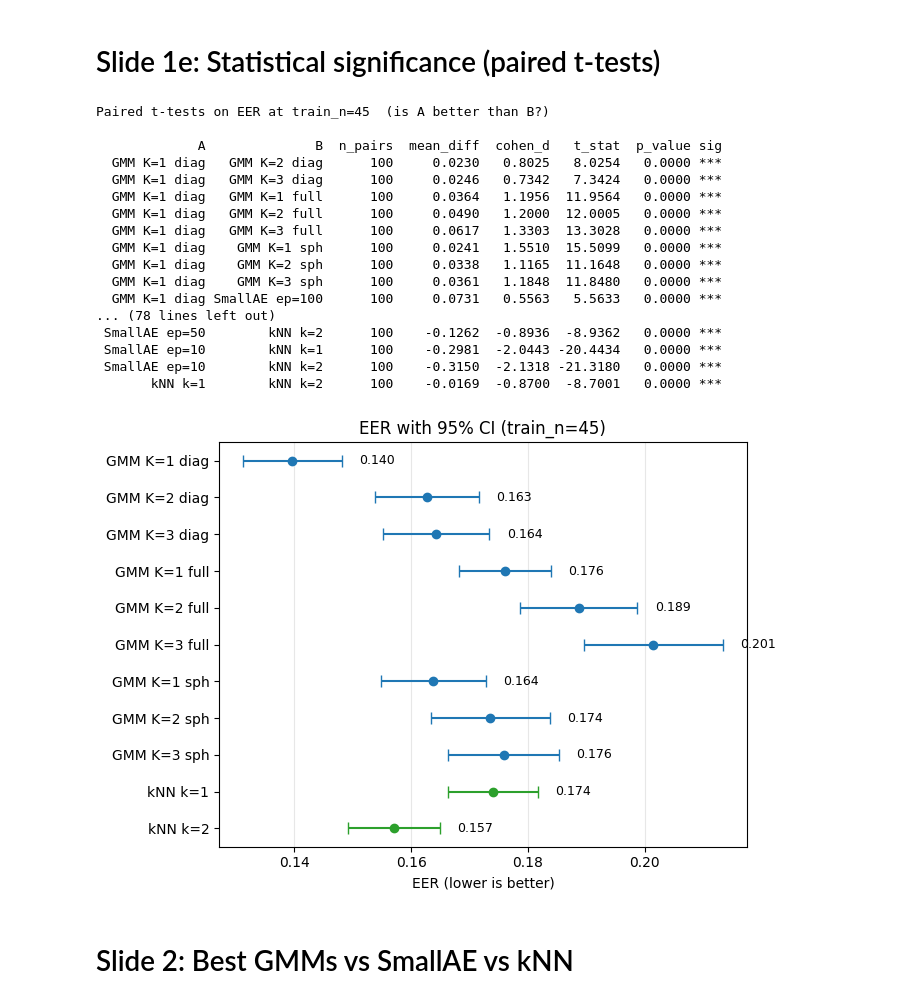
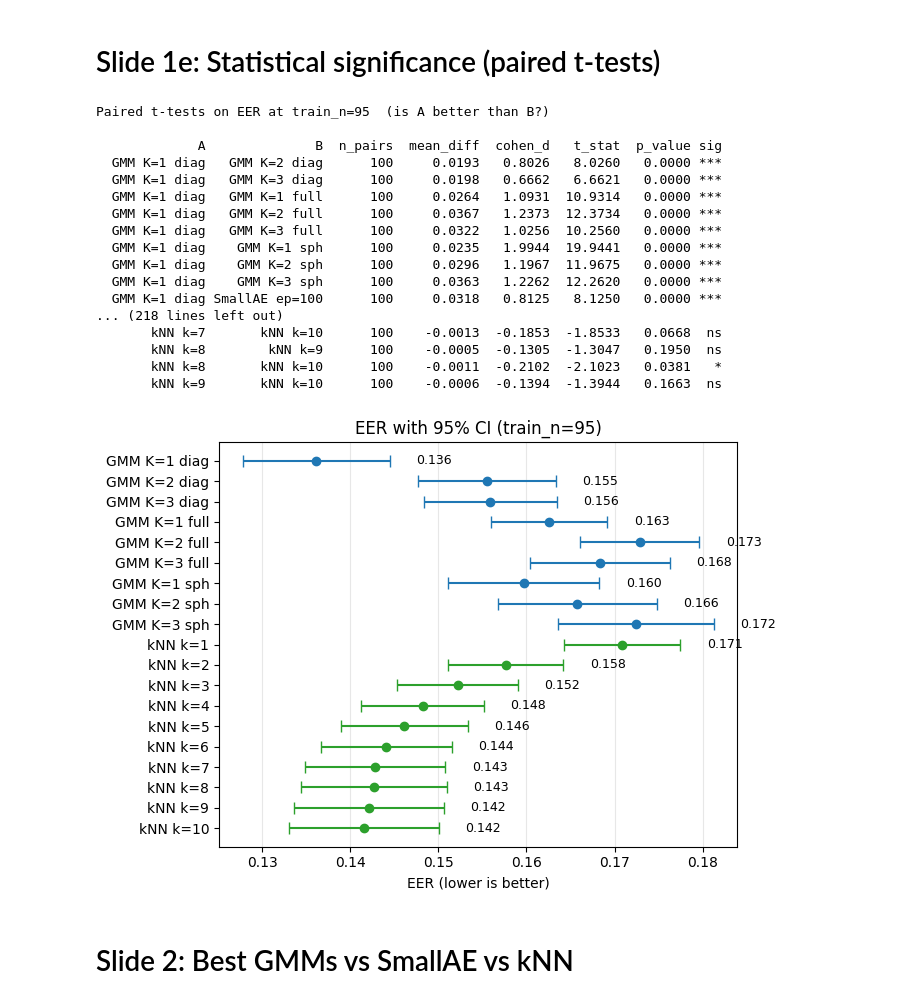
Before and after one commit to albertobasaglia/tinygmm-thesis, a Jupyter notebook: src/compare/plots.ipynb, the cells around one changed output. Cells and saved outputs as stored; diff of their text form; code cells hidden in the pictures.

```diff
--- a/src/compare/plots.ipynb
+++ b/src/compare/plots.ipynb
@@ -92,7 +92,7 @@ plt.show()
 import numpy as np
 from scipy import stats
 
-TRAIN_N = 45
+TRAIN_N = 95
 sub = df[df["p_train_n"] == TRAIN_N]
 idx = ["p_trial", "p_target_class"]
 
@@ -124,8 +124,16 @@ configs = {
     "SmallAE ep=100": {"p_adapter": "SmallAEAdapter", "p_latent_dim": 4, "p_epochs": 100},
     "SmallAE ep=50":  {"p_adapter": "SmallAEAdapter", "p_latent_dim": 4, "p_epochs": 50},
     "SmallAE ep=10":  {"p_adapter": "SmallAEAdapter", "p_latent_dim": 4, "p_epochs": 10},
-    "kNN k=1": {"p_adapter": "KNNAdapter", "p_k": 1},
-    "kNN k=2": {"p_adapter": "KNNAdapter", "p_k": 2},
+    "kNN k=1":  {"p_adapter": "KNNAdapter", "p_k": 1},
+    "kNN k=2":  {"p_adapter": "KNNAdapter", "p_k": 2},
+    "kNN k=3":  {"p_adapter": "KNNAdapter", "p_k": 3},
+    "kNN k=4":  {"p_adapter": "KNNAdapter", "p_k": 4},
+    "kNN k=5":  {"p_adapter": "KNNAdapter", "p_k": 5},
+    "kNN k=6":  {"p_adapter": "KNNAdapter", "p_k": 6},
+    "kNN k=7":  {"p_adapter": "KNNAdapter", "p_k": 7},
+    "kNN k=8":  {"p_adapter": "KNNAdapter", "p_k": 8},
+    "kNN k=9":  {"p_adapter": "KNNAdapter", "p_k": 9},
+    "kNN k=10": {"p_adapter": "KNNAdapter", "p_k": 10},
 }
 
 # All pairwise comparisons
@@ -151,23 +159,23 @@ else:
     print(f"No matching config pairs found in data at train_n={TRAIN_N}."
           " Re-run the sweep with the configs above.")
 # %% [output]
-Paired t-tests on EER at train_n=45  (is A better than B?)
+Paired t-tests on EER at train_n=95  (is A better than B?)
 
              A              B  n_pairs  mean_diff  cohen_d   t_stat  p_value sig
-  GMM K=1 diag   GMM K=2 diag      100     0.0230   0.8025   8.0254   0.0000 ***
-  GMM K=1 diag   GMM K=3 diag      100     0.0246   0.7342   7.3424   0.0000 ***
-  GMM K=1 diag   GMM K=1 full      100     0.0364   1.1956  11.9564   0.0000 ***
-  GMM K=1 diag   GMM K=2 full      100     0.0490   1.2000  12.0005   0.0000 ***
-  GMM K=1 diag   GMM K=3 full      100     0.0617   1.3303  13.3028   0.0000 ***
-  GMM K=1 diag    GMM K=1 sph      100     0.0241   1.5510  15.5099   0.0000 ***
-  GMM K=1 diag    GMM K=2 sph      100     0.0338   1.1165  11.1648   0.0000 ***
-  GMM K=1 diag    GMM K=3 sph      100     0.0361   1.1848  11.8480   0.0000 ***
-  GMM K=1 diag SmallAE ep=100      100     0.0731   0.5563   5.5633   0.0000 ***
-... (78 lines left out)
- SmallAE ep=50        kNN k=2      100    -0.1262  -0.8936  -8.9362   0.0000 ***
- SmallAE ep=10        kNN k=1      100    -0.2981  -2.0443 -20.4434   0.0000 ***
- SmallAE ep=10        kNN k=2      100    -0.3150  -2.1318 -21.3180   0.0000 ***
-       kNN k=1        kNN k=2      100    -0.0169  -0.8700  -8.7001   0.0000 ***
+  GMM K=1 diag   GMM K=2 diag      100     0.0193   0.8026   8.0260   0.0000 ***
+  GMM K=1 diag   GMM K=3 diag      100     0.0198   0.6662   6.6621   0.0000 ***
+  GMM K=1 diag   GMM K=1 full      100     0.0264   1.0931  10.9314   0.0000 ***
+  GMM K=1 diag   GMM K=2 full      100     0.0367   1.2373  12.3734   0.0000 ***
+  GMM K=1 diag   GMM K=3 full      100     0.0322   1.0256  10.2560   0.0000 ***
+  GMM K=1 diag    GMM K=1 sph      100     0.0235   1.9944  19.9441   0.0000 ***
+  GMM K=1 diag    GMM K=2 sph      100     0.0296   1.1967  11.9675   0.0000 ***
+  GMM K=1 diag    GMM K=3 sph      100     0.0363   1.2262  12.2620   0.0000 ***
+  GMM K=1 diag SmallAE ep=100      100     0.0318   0.8125   8.1250   0.0000 ***
+... (218 lines left out)
+       kNN k=7       kNN k=10      100    -0.0013  -0.1853  -1.8533   0.0668  ns
+       kNN k=8        kNN k=9      100    -0.0005  -0.1305  -1.3047   0.1950  ns
+       kNN k=8       kNN k=10      100    -0.0011  -0.2102  -2.1023   0.0381   *
+       kNN k=9       kNN k=10      100    -0.0006  -0.1394  -1.3944   0.1663  ns
 # %%
 # 95% CI plot for EER at train_n=45
 ci_configs = [
@@ -183,40 +191,48 @@ ci_configs = [
     # ("SmallAE ep=10",  {"p_adapter": "SmallAEAdapter", "p_latent_dim": 4, "p_epochs": 10}),
     # ("SmallAE ep=50",  {"p_adapter": "SmallAEAdapter", "p_latent_dim": 4, "p_epochs": 50}),
     # ("SmallAE ep=100", {"p_adapter": "SmallAEAdapter", "p_latent_dim": 4, "p_epochs": 100}),
-    ("kNN k=1", {"p_adapter": "KNNAdapter", "p_k": 1}),
-    ("kNN k=2", {"p_adapter": "KNNAdapter", "p_k": 2}),
+    ("kNN k=1",  {"p_adapter": "KNNAdapter", "p_k": 1}),
+    ("kNN k=2",  {"p_adapter": "KNNAdapter", "p_k": 2}),
+    ("kNN k=3",  {"p_adapter": "KNNAdapter", "p_k": 3}),
+    ("kNN k=4",  {"p_adapter": "KNNAdapter", "p_k": 4}),
+    ("kNN k=5",  {"p_adapter": "KNNAdapter", "p_k": 5}),
+    ("kNN k=6",  {"p_adapter": "KNNAdapter", "p_k": 6}),
+    ("kNN k=7",  {"p_adapter": "KNNAdapter", "p_k": 7}),
+    ("kNN k=8",  {"p_adapter": "KNNAdapter", "p_k": 8}),
+    ("kNN k=9",  {"p_adapter": "KNNAdapter", "p_k": 9}),
+    ("kNN k=10", {"p_adapter": "KNNAdapter", "p_k": 10}),
 ]
 
 colors = {
     "GMMAdapter": "tab:blue",
     "SmallAEAdapter": "tab:orange",
     "KNNAdapter": "tab:green",
 }
 
 fig, ax = plt.subplots(figsize=(7, 5))
 for i, (label, where) in enumerate(ci_configs):
     mask = pd.Series(True, index=sub.index)
     for k, v in where.items():
         mask &= sub[k] == v
     vals = sub[mask]["m_eer"]
     if vals.empty:
         continue
     mean = vals.mean()
     ci = 1.96 * vals.std() / np.sqrt(len(vals))
     color = colors[where["p_adapter"]]
     ax.errorbar(mean, i, xerr=ci, fmt="o", color=color, capsize=4)
     ax.text(mean + ci + 0.003, i, f"{mean:.3f}", va="center", fontsize=9)
 
 ax.set_yticks(range(len(ci_configs)))
 ax.set_yticklabels([c[0] for c in ci_configs])
 ax.set_xlabel("EER (lower is better)")
 ax.set_title(f"EER with 95% CI (train_n={TRAIN_N})")
 ax.invert_yaxis()
 ax.grid(axis="x", alpha=0.3)
 fig.tight_layout()
 plt.show()
 # %% [output]
-[figure, old version]
+[figure, new version]
 # %% [markdown]
 # Slide 2: Best GMMs vs SmallAE vs kNN
 # %%
```
Also changed, not shown: parts of 13 cells of this notebook, 1 other file.
